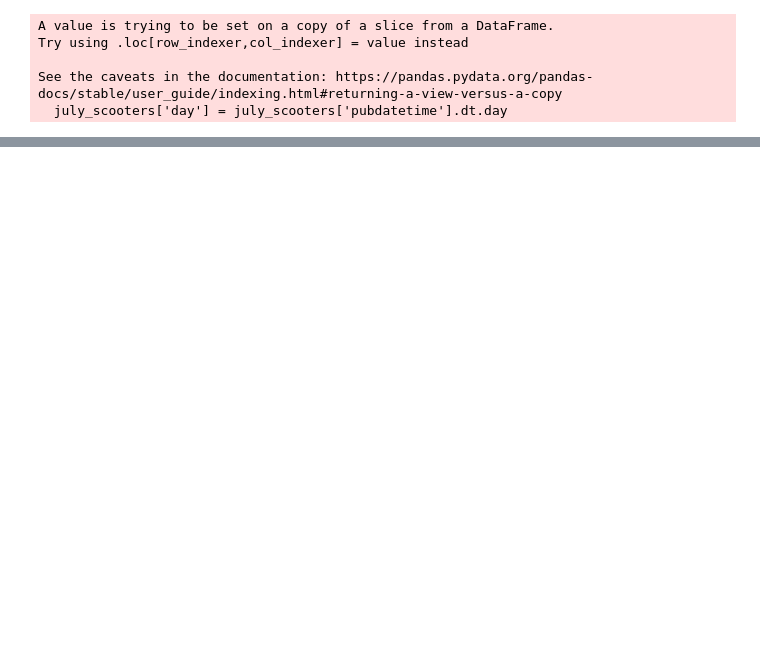
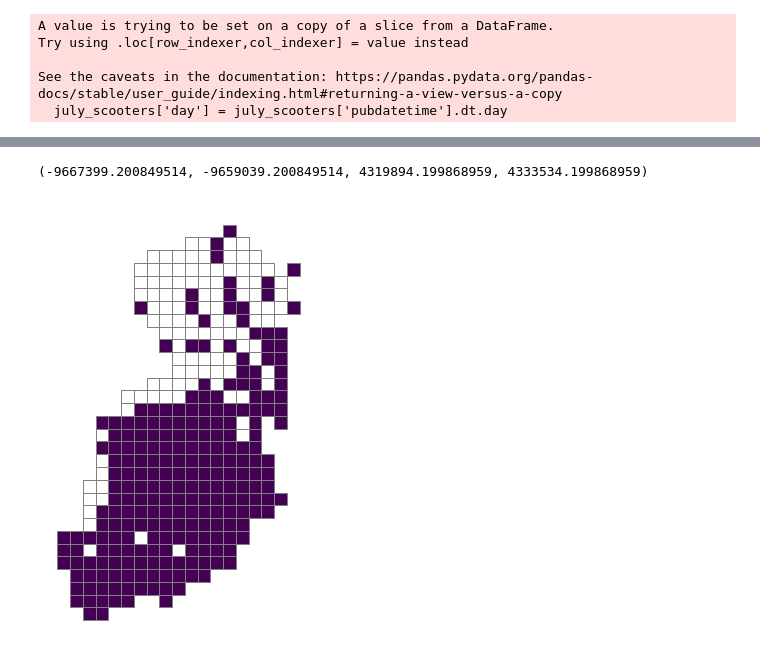
Before and after one commit to Quezadajl/nashville-scooters-project, a Jupyter notebook: notebooks/oct_23_explore.ipynb, the cells around one changed output, grey strips where cells are left out. Cells and saved outputs as stored; diff of their text form; code cells hidden in the pictures; blank space fills up the shorter version.

```diff
--- a/notebooks/oct_23_explore.ipynb
+++ b/notebooks/oct_23_explore.ipynb
@@ -49,0 +228,9 @@ july_scooters.tail()
+# %%
+##Then finally let’s plot the grid and the avg scooters in each grid cell with geopandas:
+ax = cell.plot(column='avg_scoots', figsize=(12, 8), cmap='viridis', vmax=5000, edgecolor="grey")
+
+zone_5_grid.plot(ax=ax, facecolor="none", edgecolor='grey')
+ax.axis("off")
+# %% [output]
+(-9667399.200849514, -9659039.200849514, 4319894.199868959, 4333534.199868959)
+[figure, added]
```
Also changed, not shown: parts of 31 cells of this notebook, 11 other files.
